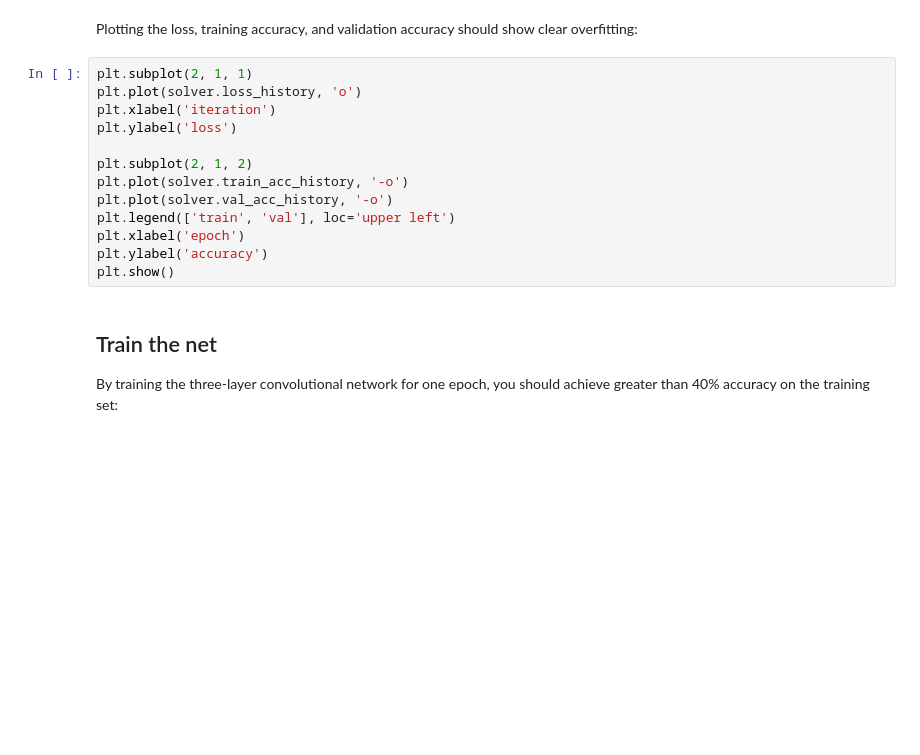
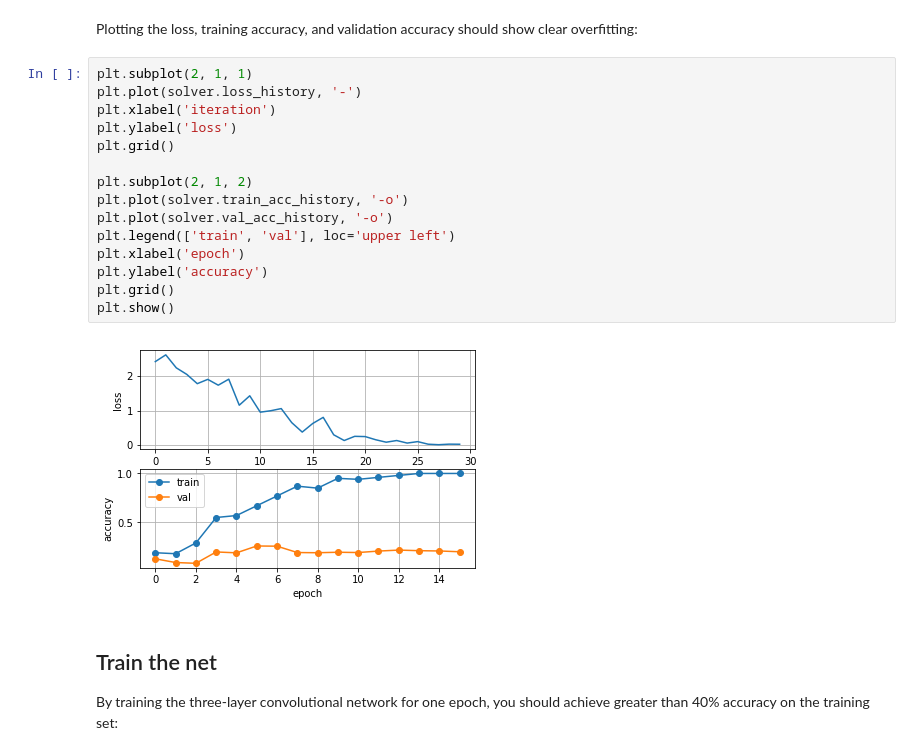
Before and after one commit to seankala/cs231n, a Jupyter notebook: assignments/assignment2/ConvolutionalNetworks.ipynb, the cells around one changed output. Drawn from its saved outputs; the diff is of its cells as text; blank space fills up the shorter version.

```diff
--- a/assignments/assignment2/ConvolutionalNetworks.ipynb
+++ b/assignments/assignment2/ConvolutionalNetworks.ipynb
@@ -417,17 +486,21 @@ solver.train()
 Plotting the loss, training accuracy, and validation accuracy should show clear overfitting:
 # %%
 plt.subplot(2, 1, 1)
-plt.plot(solver.loss_history, 'o')
+plt.plot(solver.loss_history, '-')
 plt.xlabel('iteration')
 plt.ylabel('loss')
+plt.grid()
 
 plt.subplot(2, 1, 2)
 plt.plot(solver.train_acc_history, '-o')
 plt.plot(solver.val_acc_history, '-o')
 plt.legend(['train', 'val'], loc='upper left')
 plt.xlabel('epoch')
 plt.ylabel('accuracy')
+plt.grid()
 plt.show()
+# %% [output]
+[figure, added]
 # %% [markdown]
 ## Train the net
 By training the three-layer convolutional network for one epoch, you should achieve greater than 40% accuracy on the training set:
```
Also changed, not shown: parts of 10 cells of this notebook, 1 other file.
